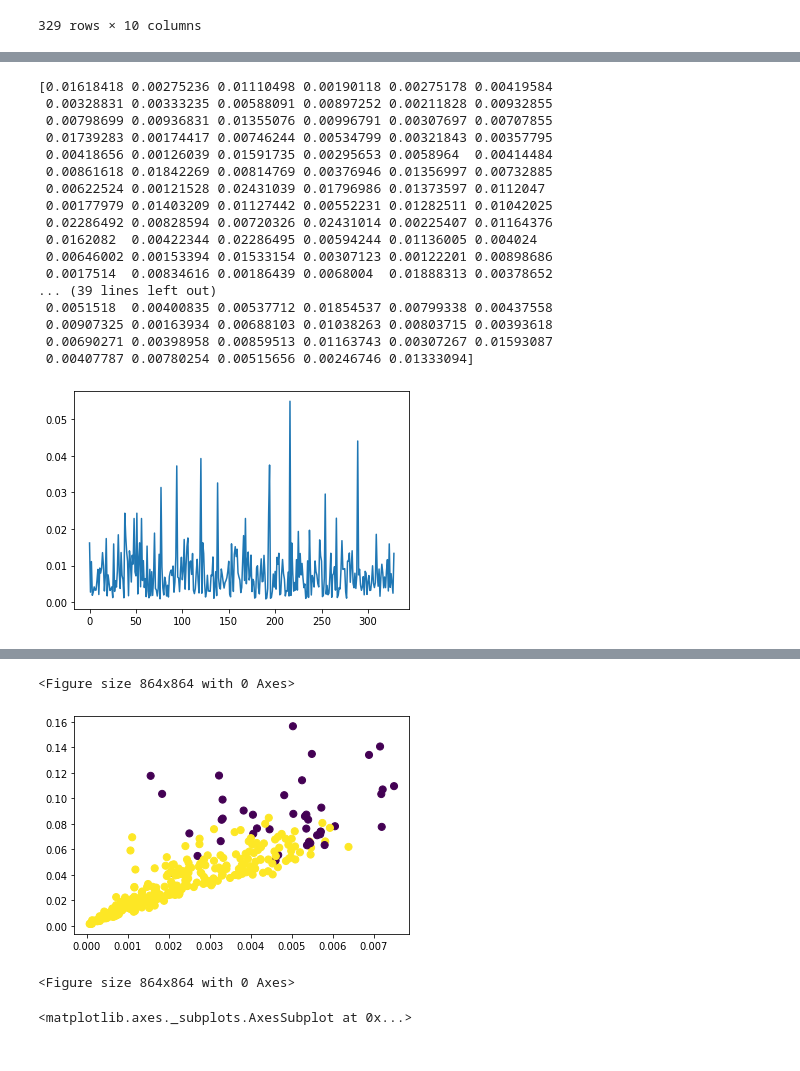
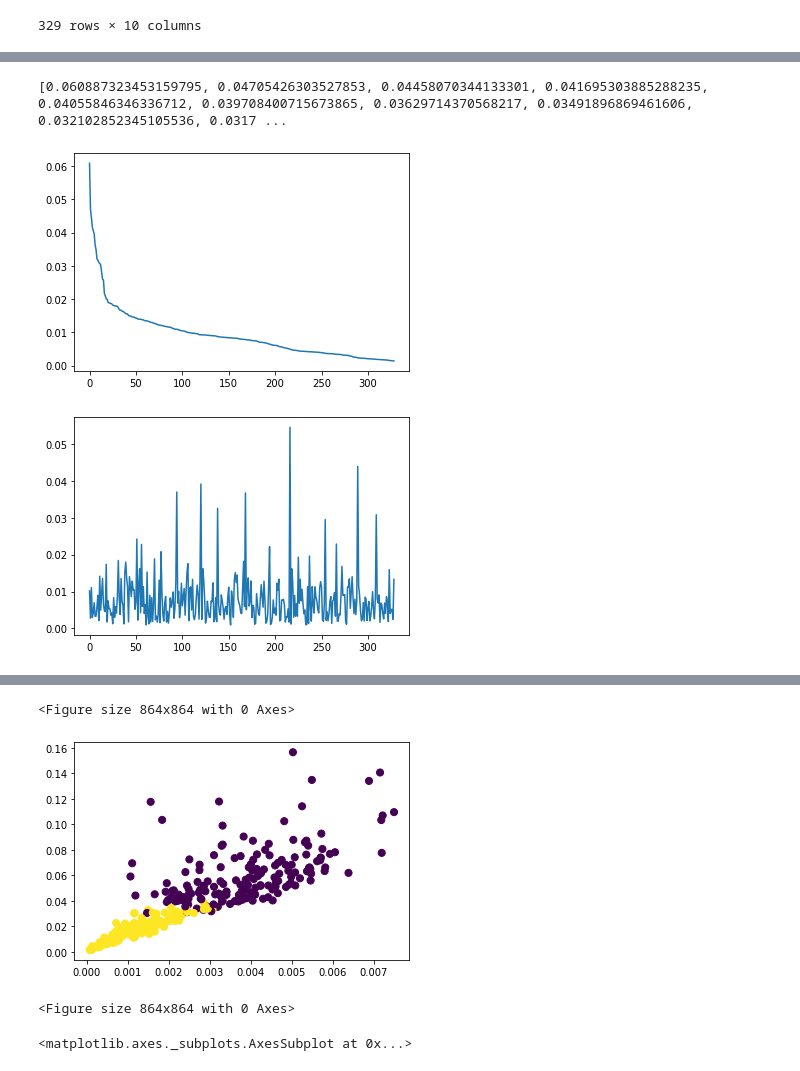
Before and after one commit to dariaAlium/iad, a Jupyter notebook: Lab_2_Clustering.ipynb, the cells around one changed output, grey strips where cells are left out. Saved outputs shown, nothing was run; the diff lists cells and outputs as text; code cells hidden in the pictures.

```diff
--- a/Lab_2_Clustering.ipynb
+++ b/Lab_2_Clustering.ipynb
@@ -193,9 +279,28 @@ ValueError: ignored
 # %%
-from sklearn.cluster import KMeans
-from sklearn.datasets.samples_generator import make_blobs
+Z = KMeans(n_clusters = 5, # число кластеров
+           init = 'random',
+           n_init = 1,
+           max_iter = 100,
+           random_state=15434,
+          )
+Z.fit(data_nec)
+data_kmeans = data_nec.copy() # shallow copy
+
+centers = pd.DataFrame(Z.cluster_centers_, columns=data_kmeans.columns)
+
+data_kmeans['cluster'] = Z.labels_.astype(str)
+
+#centers['cluster'] = np.array(['c0', 'c1', 'c2']).astype(str)
+sns.pairplot(data_kmeans.sort_values('cluster'),
+             hue='cluster',
+             plot_kws={'alpha':0.5},
+             vars=data_kmeans.columns
+            )
+plt.show()
 
 
-kmeans = KMeans(n_clusters = 3, init='k-means++', max_iter=300, n_init=10, random_state=0)
+'''
+kmeans = KMeans(n_clusters = 5, init='k-means++', max_iter=300, n_init=10, random_state=0)
 kmeans.fit(data_nec)
 data_nec['kmeans'] = kmeans.labels_
 cmap = sns.cubehelix_palette(as_cmap=True)
@@ -203,4 +308,5 @@ centers = kmeans.cluster_centers_
 plt.scatter(data_nec.to_numpy()[:, 0], data_nec.to_numpy()[:, 1], c = data_nec['kmeans'].to_numpy(), s = 50, cmap = 'viridis')
 plt.show()
 data_nec.drop(['kmeans'], axis=1, inplace=True)
+'''
 # %% [output]
@@ -208,37 +315,29 @@ data_nec.drop(['kmeans'], axis=1, inplace=True)
 # %%
 # 2 task
 from sklearn.datasets import load_iris
 from sklearn.cluster import DBSCAN
 from sklearn.metrics.pairwise import pairwise_distances
-
+import scipy
 d = pairwise_distances(data_nec)
 d[d==0] = np.inf
 y = np.sort(d, axis=1)[:, :3].mean(axis=1)
-print(y)
+kdt = scipy.spatial.cKDTree(data_nec)
+k = 5 # number of nearest neighbors
+dists, neighs = kdt.query(data_nec, k+1)
+avg_dists = np.mean(dists[:, 1:], axis=1)
+avg_dists = sorted(avg_dists, reverse=True)
+print(avg_dists)
+plt.plot(range(len(avg_dists)), avg_dists)
+plt.show()
 plt.plot(range(len(y)), y)
 plt.show()
 
-dbscan = DBSCAN(eps=0.015, min_samples=6)
+dbscan = DBSCAN(eps=0.01, min_samples=20)
 X_embedded = dbscan.fit_predict(data_nec)
 print(X_embedded)
 plt.scatter(data_nec.to_numpy()[:, 0], data_nec.to_numpy()[:, 1], c = X_embedded, s = 50, cmap = 'viridis')
 plt.figure(figsize=(12, 12))
 # %% [output]
-[0.01618418 0.00275236 0.01110498 0.00190118 0.00275178 0.00419584
- 0.00328831 0.00333235 0.00588091 0.00897252 0.00211828 0.00932855
- 0.00798699 0.00936831 0.01355076 0.00996791 0.00307697 0.00707855
- 0.01739283 0.00174417 0.00746244 0.00534799 0.00321843 0.00357795
- 0.00418656 0.00126039 0.01591735 0.00295653 0.0058964  0.00414484
- 0.00861618 0.01842269 0.00814769 0.00376946 0.01356997 0.00732885
- 0.00622524 0.00121528 0.02431039 0.01796986 0.01373597 0.0112047
- 0.00177979 0.01403209 0.01127442 0.00552231 0.01282511 0.01042025
- 0.02286492 0.00828594 0.00720326 0.02431014 0.00225407 0.01164376
- 0.0162082  0.00422344 0.02286495 0.00594244 0.01136005 0.004024
- 0.00646002 0.00153394 0.01533154 0.00307123 0.00122201 0.00898686
- 0.0017514  0.00834616 0.00186439 0.0068004  0.01888313 0.00378652
-... (39 lines left out)
- 0.0051518  0.00400835 0.00537712 0.01854537 0.00799338 0.00437558
- 0.00907325 0.00163934 0.00688103 0.01038263 0.00803715 0.00393618
- 0.00690271 0.00398958 0.00859513 0.01163743 0.00307267 0.01593087
- 0.00407787 0.00780254 0.00515656 0.00246746 0.01333094]
+[0.060887323453159795, 0.04705426303527853, 0.04458070344133301, 0.041695303885288235, 0.04055846346336712, 0.039708400715673865, 0.03629714370568217, 0.03491896869461606, 0.032102852345105536, 0.0317 ...
-[figure, old version]
+[figure, new version]
+[figure, new version]
@@ -259,5 +358,5 @@ plt.figure(figsize=(12, 12))
 <Figure size 864x864 with 0 Axes>
-[figure, old version]
+[figure, added]
 <Figure size 864x864 with 0 Axes>
 # %%
 import matplotlib.pyplot as plt
```
Also changed, not shown: parts of 8 cells of this notebook.
